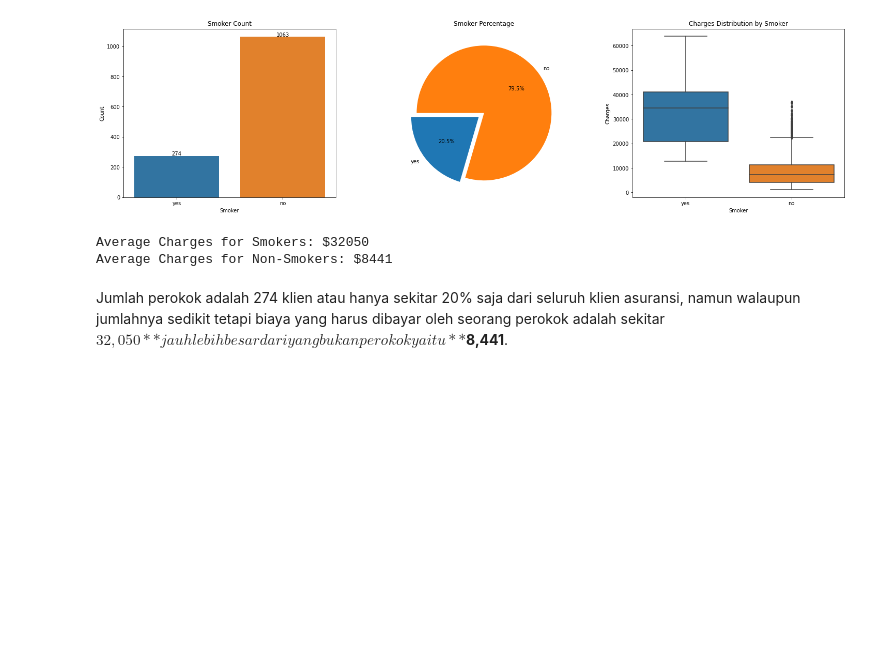
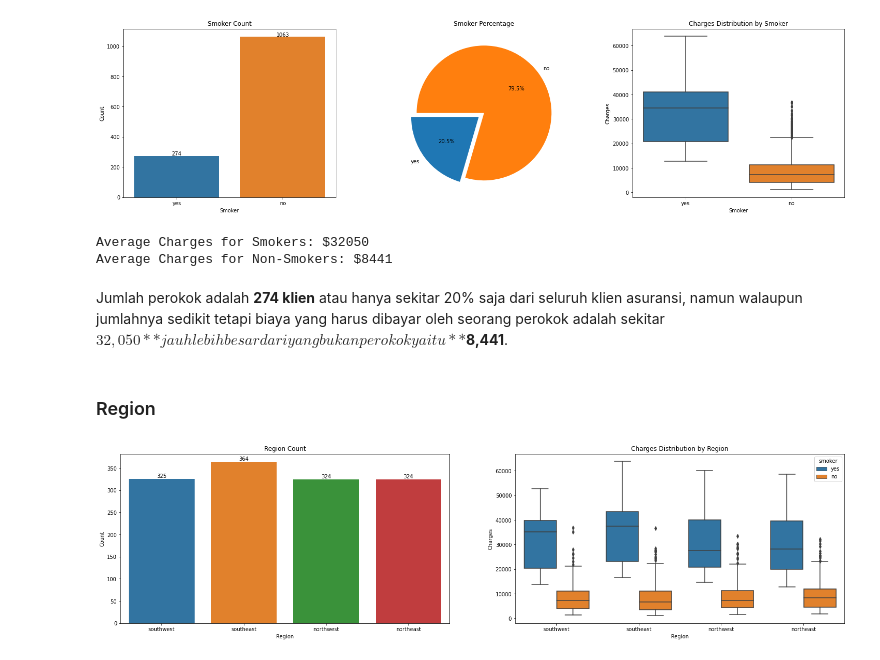
Before and after one commit to Penzragon/h8dsft_P1Milestone2, a Jupyter notebook: script.ipynb, the cells around one changed output. Cells and saved outputs as stored; diff of their text form; code cells hidden in the pictures; blank space fills up the shorter version.

Commit message:
Add region EDA

```diff
--- a/script.ipynb
+++ b/script.ipynb
@@ -320,4 +320,24 @@ print(f"Average Charges for Non-Smokers: ${(insurance[insurance.smoker == 'no'].
 Average Charges for Smokers: $32050
 Average Charges for Non-Smokers: $8441
 # %% [markdown]
-Jumlah perokok adalah 274 klien atau hanya sekitar 20% saja dari seluruh klien asuransi, namun walaupun jumlahnya sedikit tetapi biaya yang harus dibayar oleh seorang perokok adalah sekitar **$32,050** jauh lebih besar dari yang bukan perokok yaitu **$8,441**.
+Jumlah perokok adalah **274 klien** atau hanya sekitar 20% saja dari seluruh klien asuransi, namun walaupun jumlahnya sedikit tetapi biaya yang harus dibayar oleh seorang perokok adalah sekitar **$32,050** jauh lebih besar dari yang bukan perokok yaitu **$8,441**.
+# %% [markdown]
+### Region
+# %%
+plt.figure(figsize=(25, 6))
+plt.subplot(1, 2, 1)
+fig = sns.countplot(x='region', data=insurance)
+for p in fig.patches:
+    height = p.get_height()
+    fig.text(p.get_x() + p.get_width()/2.,height + 3, '{:1.0f}'.format(height), ha="center")
+plt.title('Region Count')
+plt.xlabel('Region')
+plt.ylabel('Count')
+plt.subplot(1, 2, 2)
+sns.boxplot(x='region', y='charges', data=insurance, hue='smoker')
+plt.title('Charges Distribution by Region')
+plt.xlabel('Region')
+plt.ylabel('Charges')
+plt.show()
+# %% [output]
+[figure, added]
```
Also changed, not shown: parts of 3 cells of this notebook.
